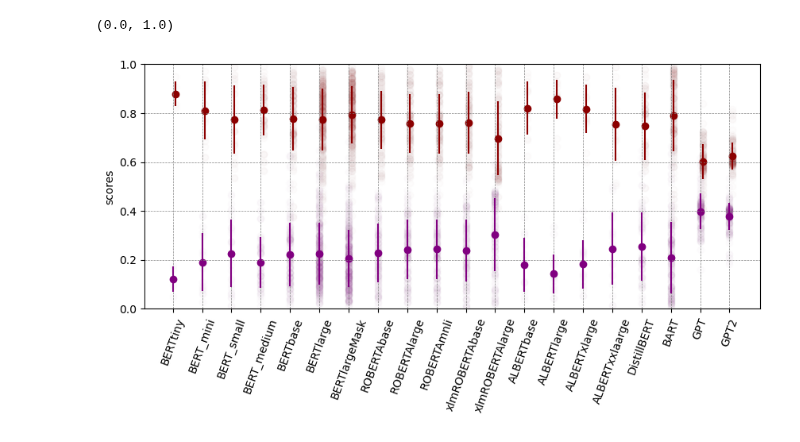
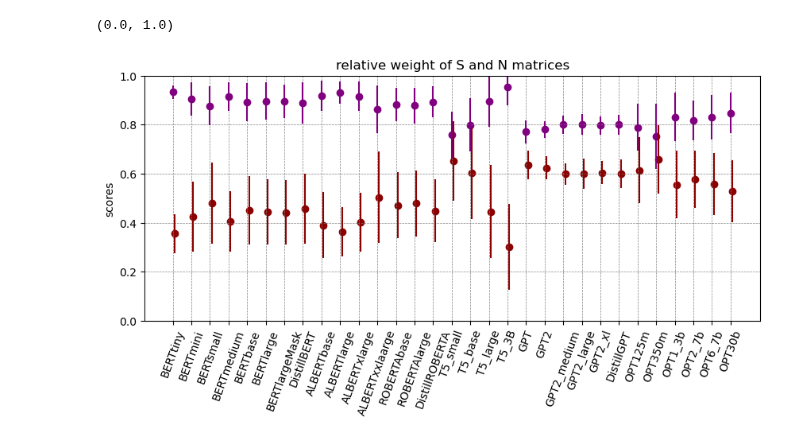
Before and after one commit to matteosaponati/attention-geometry, a Jupyter notebook: figures/fig_SNmodels.ipynb, the cells around one changed output. Cells and saved outputs as stored; diff of their text form; code cells hidden in the pictures.

Commit message:
fig_models: add T5, add OPT, add median

```diff
--- a/figures/fig_SNmodels.ipynb
+++ b/figures/fig_SNmodels.ipynb
@@ -11,11 +13,12 @@ from transformers import AutoModel, AutoModelForCausalLM, AutoModelForMaskedLM,
 def decomposition_SN(A):
 
     S = np.linalg.norm(.5 * (A + A.T), 'fro') / np.linalg.norm(A, 'fro')
-    N = np.linalg.norm(.5 * ((A - A.T)), 'fro') / np.linalg.norm(A, 'fro')
+    N = np.linalg.norm(.5 * (A - A.T), 'fro') / np.linalg.norm(A, 'fro')
 
     return S, N
 
 def decomposition_blocks(d,l,h,dh,A):
+
     S = np.zeros((l,h))
     N = np.zeros((l,h))
 
@@ -335,5 +456,5 @@ d = 768
 h = d // dh
 
 model = AutoModelForMaskedLM.from_pretrained("distilbert/distilroberta-base")
-M = get_matricesDistillBERT(model)
+M = get_matricesDistillROBERTA(model)
 SDistillROBERTA, NDistillROBERTA = decomposition_blocks(d,l,h,dh,M)
@@ -397,58 +565,46 @@ SDistillBERT, NDistillBERT = decomposition_blocks(d,l,h,dh,M)
-# %%
-'import BERT base model (l = 12, d = 768, h = 12 ; tot num parameters 110M)'
-
-l = 12
-d = 1024
-h = 16
-
-dh = d // h
-
-model = BartModel.from_pretrained("facebook/bart-large")
-M = get_matricesBART(model)
-SBART, NBART = decomposition_blocks(d,l,h,dh,M)
 # %%
+SList = [SBert_tiny, SBert_mini, SBert_small, SBert_medium, SBert_base, SBert_large, SBert_largeMasking, SDistillBERT] + \
+         [SALBERT_base, SALBERT_large, SALBERT_xlarge, SALBERT_xxlarge] + \
+         [SROBERTA_base, SROBERTA_large, SDistillROBERTA] + \
+         [ST5_small, ST5_base, ST5_large, ST5_3B] + \
+         [SGPT, SGPT2, SGPT2_medium, SGPT2_large, SGPT2_xl, SDistillGPT2] + \
+         [SOPT125m, SOPT350m, SOPT1_3b, SOPT2_7b, SOPT6_7b, SOPT13b] #, SOPT66b]
 
-SList = [SBert_tiny, SBert_mini, SBert_small, SBert_medium, SBert_base, SBert_large, SBert_largeMasking,
-         SROBERTA_base, SROBERTA_large, SROBERTA_mnli,  SxlmROBERTA_base, SxlmROBERTA_large,
-         SALBERT_base, SALBERT_large, SALBERT_xlarge, SALBERT_xxlarge,
-         SDistillBERT,
-         SBART,
-         SGPT, SGPT2]
+NList = [NBert_tiny, NBert_mini, NBert_small, NBert_medium, NBert_base, NBert_large, NBert_largeMasking, NDistillBERT] + \
+         [NALBERT_base, NALBERT_large, NALBERT_xlarge, NALBERT_xxlarge] + \
+         [NROBERTA_base, NROBERTA_large, NDistillROBERTA] + \
+         [NT5_small, NT5_base, NT5_large, NT5_3B] + \
+         [NGPT, NGPT2, NGPT2_medium, NGPT2_large, NGPT2_xl, NDistillGPT2] + \
+         [NOPT125m, NOPT350m, NOPT1_3b, NOPT2_7b, NOPT6_7b, NOPT13b] #, NOPT66b]
 
-NList = [NBert_tiny, NBert_mini, NBert_small, NBert_medium, NBert_base, NBert_large, NBert_largeMasking,
-         NROBERTA_base, NROBERTA_large, NROBERTA_mnli, NxlmROBERTA_base, NxlmROBERTA_large,
-         NALBERT_base, NALBERT_large, NALBERT_xlarge, NALBERT_xxlarge,
-         NDistillBERT,
-         NBART,
-         NGPT, NGPT2]
-
-names = ['BERTtiny', 'BERT_mini', 'BERT_small', 'BERT_medium', 'BERTbase', 'BERTlarge', 'BERTlargeMask',
-         'ROBERTAbase', 'ROBERTAlarge', 'ROBERTAmnli', 'xlmROBERTAbase', 'xlmROBERTAlarge',
-         'ALBERTbase', 'ALBERTlarge', 'ALBERTxlarge', 'ALBERTxxlaarge',
-         'DistillBERT',
-         'BART',
-         'GPT', 'GPT2']
+names = ['BERTtiny', 'BERTmini', 'BERTsmall', 'BERTmedium',  'BERTbase', 'BERTlarge', 'BERTlargeMask', 'DistillBERT'] + \
+         ['ALBERTbase', 'ALBERTlarge', 'ALBERTxlarge', 'ALBERTxxlaarge'] + \
+         ['ROBERTAbase', 'ROBERTAlarge', 'DistillROBERTA'] + \
+         ['T5_small', 'T5_base', 'T5_large', 'T5_3B'] + \
+         ['GPT', 'GPT2', 'GPT2_medium', 'GPT2_large', 'GPT2_xl', 'DistillGPT'] + \
+         ['OPT125m', 'OPT350m', 'OPT1_3b', 'OPT2_7b', 'OPT6_7b', 'OPT30b'] #, 'OPT66b']
 
 plt.figure(figsize=(10,4))
 
 for i, model in enumerate(SList):
 
-    plt.scatter(i*np.ones(SList[i].size),SList[i].flatten(),color='purple',alpha=.01)
-    plt.scatter(i,SList[i].flatten().mean(),color='purple')
-    plt.errorbar(i,SList[i].flatten().mean(),
+    plt.scatter(i*np.ones(SList[i].size),SList[i].flatten(),color='purple',alpha=.001)
+    plt.scatter(i,np.median(SList[i].flatten()),color='purple')
+    plt.errorbar(i,np.median(SList[i].flatten()),
                 SList[i].flatten().std(),
                 color='purple')
-    plt.scatter((i+.1)*np.ones(NList[i].size),NList[i].flatten(),color='darkred',alpha=.01)
-    plt.scatter(i+.1,NList[i].flatten().mean(),color='darkred')
-    plt.errorbar(i+.1,NList[i].flatten().mean(),
+    plt.scatter((i+.1)*np.ones(NList[i].size),NList[i].flatten(),color='darkred',alpha=.001)
+    plt.scatter(i+.1,np.median(NList[i].flatten()),color='darkred')
+    plt.errorbar(i+.1,np.median(NList[i].flatten()),
                 NList[i].flatten().std(),
                 color='darkred')
 
 plt.grid(color = 'gray', linestyle = '--', linewidth = 0.5)
+plt.title('relative weight of S and N matrices')
 plt.ylabel('scores')
 plt.xticks(np.arange(len(names)),names)
 plt.xticks(rotation=70)
 plt.ylim(0,1)
 # %% [output]
 (0.0, 1.0)
-[figure, old version]
+[figure, new version]
```
Also changed, not shown: parts of 11 cells of this notebook, 1 other file.
